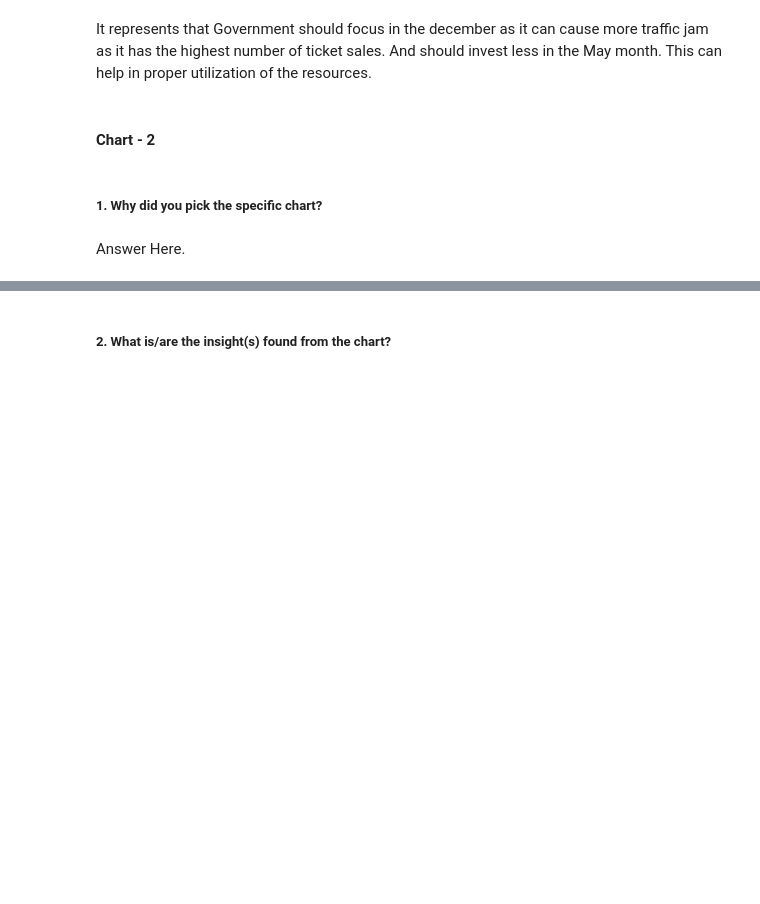
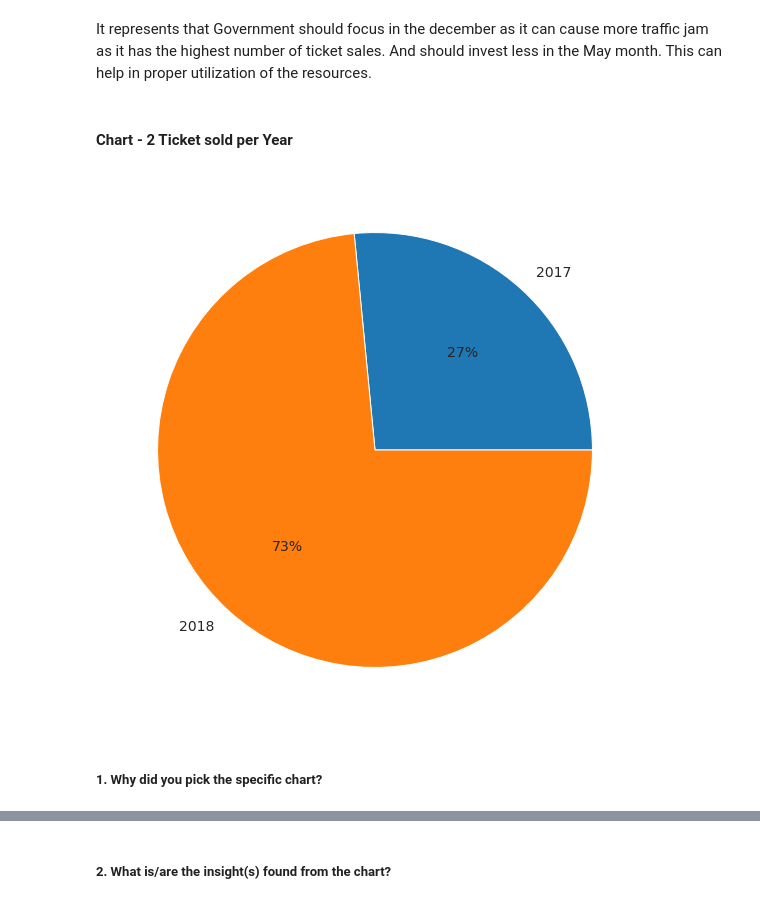
Before and after one commit to maxashoka3/Transport-Demand-Prediction, a Jupyter notebook: Transport_Demand_Prediction.ipynb, the cells around one changed output, grey strips where cells are left out. Drawn from its saved outputs; the diff is of its cells as text; code cells hidden in the pictures; blank space fills up the shorter version.

```diff
--- a/Transport_Demand_Prediction.ipynb
+++ b/Transport_Demand_Prediction.ipynb
@@ -570,10 +595,13 @@ Are there any insights that lead to negative growth? Justify with specific reaso
 # %% [markdown]
 It represents that Government should focus in the december as it can cause more traffic jam as it has the highest number of ticket sales. And should invest less in the May month. This can help in proper utilization of the resources.
 # %% [markdown]
-#### Chart - 2
+#### Chart - 2 Ticket sold per Year
 # %%
 # Chart - 2 visualization code
+plt.pie(total_of_year.Total,labels = total_of_year.Year, autopct = "%.0f%%")
+
+plt.show()
+# %% [output]
+[figure, added]
 # %% [markdown]
 ##### 1. Why did you pick the specific chart?
-# %% [markdown]
-Answer Here.
```
Also changed, not shown: parts of 46 cells of this notebook.
